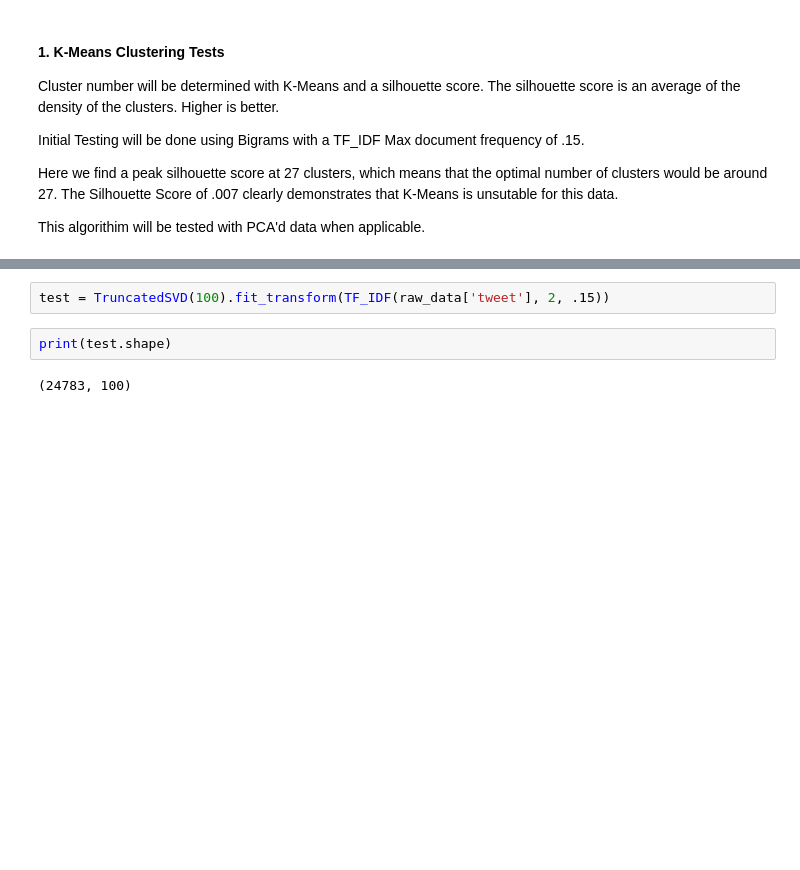
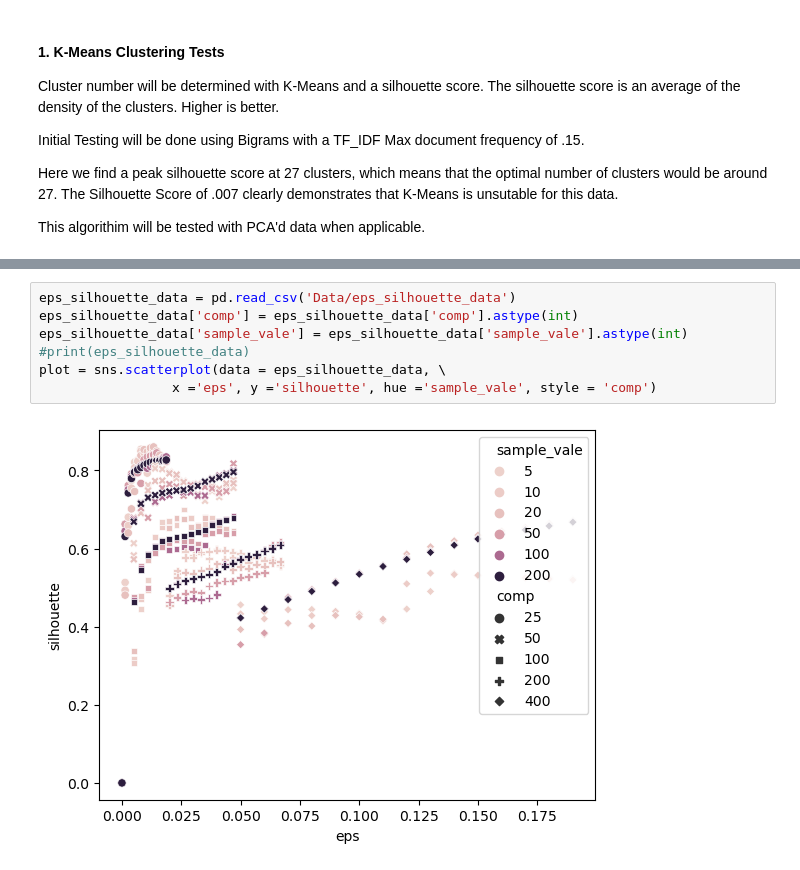
Before and after one commit to isaac1987a/Unsupervised-Learning-Final, a Jupyter notebook: Hate Speach Detection.ipynb, the cells around one changed output, grey strips where cells are left out. Drawn from its saved outputs; the diff is of its cells as text; blank space fills up the shorter version.

```diff
--- a/Hate Speach Detection.ipynb
+++ b/Hate Speach Detection.ipynb
@@ -422,6 +489,9 @@ EPS_silhouette(TF_IDF(raw_data['tweet'], 2, .15), list(np.arange(.1, .4, .1)), [
-# %%
-test = TruncatedSVD(100).fit_transform(TF_IDF(raw_data['tweet'], 2, .15))
-# %%
-print(test.shape)
-# %% [output]
-(24783, 100)
+# %%
+eps_silhouette_data = pd.read_csv('Data/eps_silhouette_data')
+eps_silhouette_data['comp'] = eps_silhouette_data['comp'].astype(int)
+eps_silhouette_data['sample_vale'] = eps_silhouette_data['sample_vale'].astype(int)
+#print(eps_silhouette_data)
+plot = sns.scatterplot(data = eps_silhouette_data, \
+                 x ='eps', y ='silhouette', hue ='sample_vale', style = 'comp')
+# %% [output]
+[figure, added]
```
Also changed, not shown: parts of 19 cells of this notebook, 10 other files.
